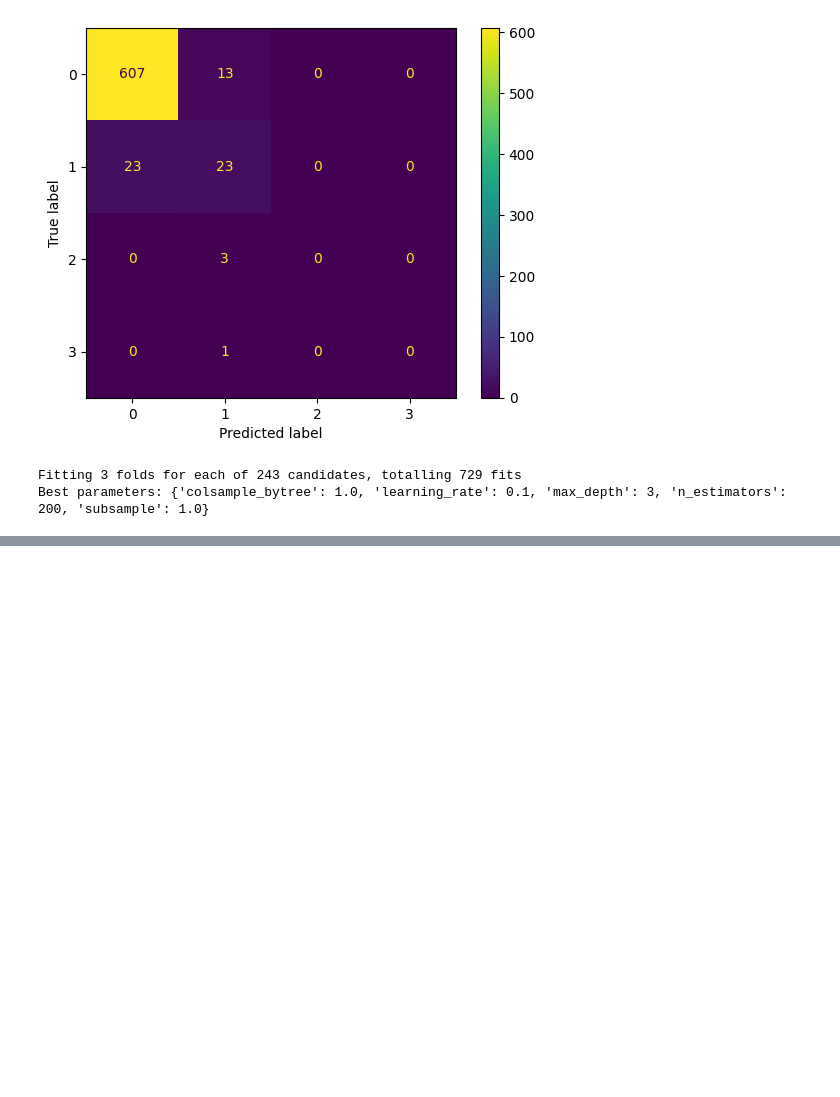
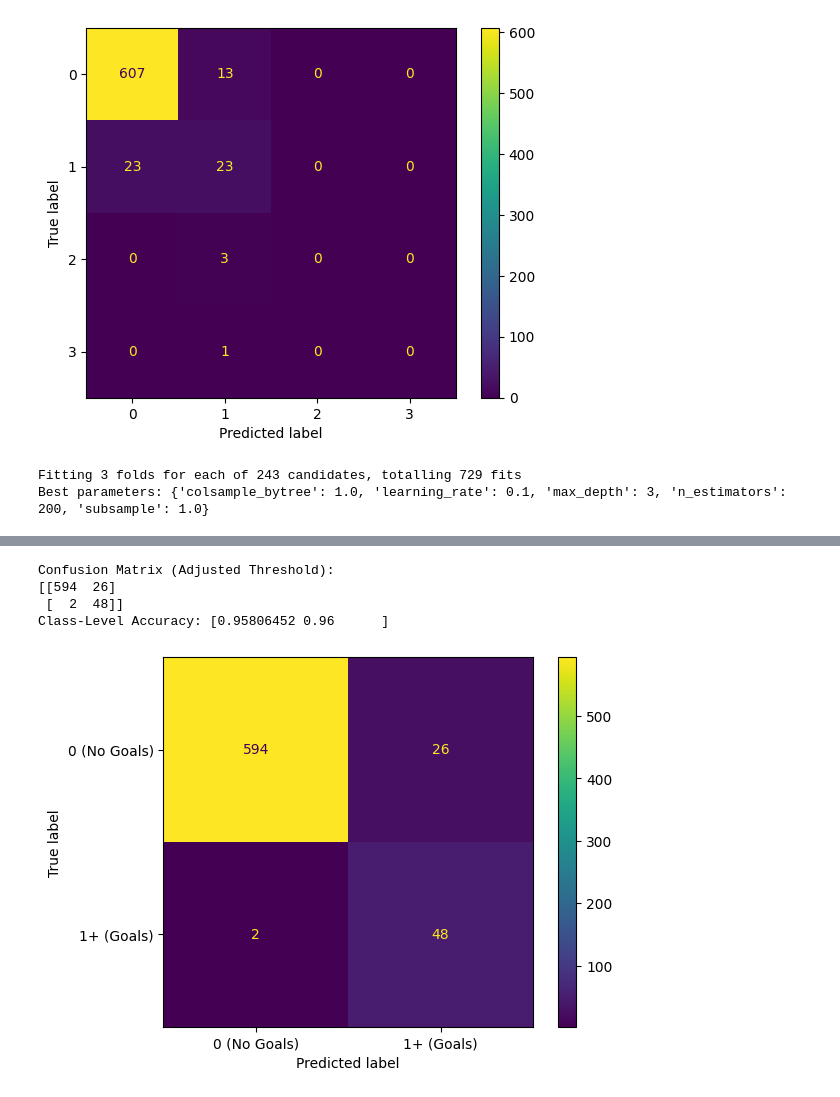
Before and after one commit to ericmckevitt/Premier-League-Goal-Prediction, a Jupyter notebook: prediction.ipynb, the cells around one changed output, grey strips where cells are left out. Saved outputs shown, nothing was run; the diff lists cells and outputs as text; code cells hidden in the pictures; blank space fills up the shorter version.

```diff
--- a/prediction.ipynb
+++ b/prediction.ipynb
@@ -399,0 +567,17 @@ print(f"Class-Level Accuracy: {class_accuracy}")
+# %%
+# Create confusion matrix
+conf_matrix_adjusted = confusion_matrix((y_test > 0).astype(int), y_pred_adjusted)
+
+# Display confusion matrix
+ConfusionMatrixDisplay(conf_matrix_adjusted, display_labels=["0 (No Goals)", "1+ (Goals)"]).plot(cmap='viridis')
+print(f"Confusion Matrix (Adjusted Threshold):\n{conf_matrix_adjusted}")
+
+# Optionally calculate class-level accuracy
+class_accuracy_adjusted = conf_matrix_adjusted.diagonal() / conf_matrix_adjusted.sum(axis=1)
+print(f"Class-Level Accuracy: {class_accuracy_adjusted}")
+# %% [output]
+Confusion Matrix (Adjusted Threshold):
+[[594  26]
+ [  2  48]]
+Class-Level Accuracy: [0.95806452 0.96      ]
+[figure, added]
```
Also changed, not shown: parts of 15 cells of this notebook, 1 other file.
